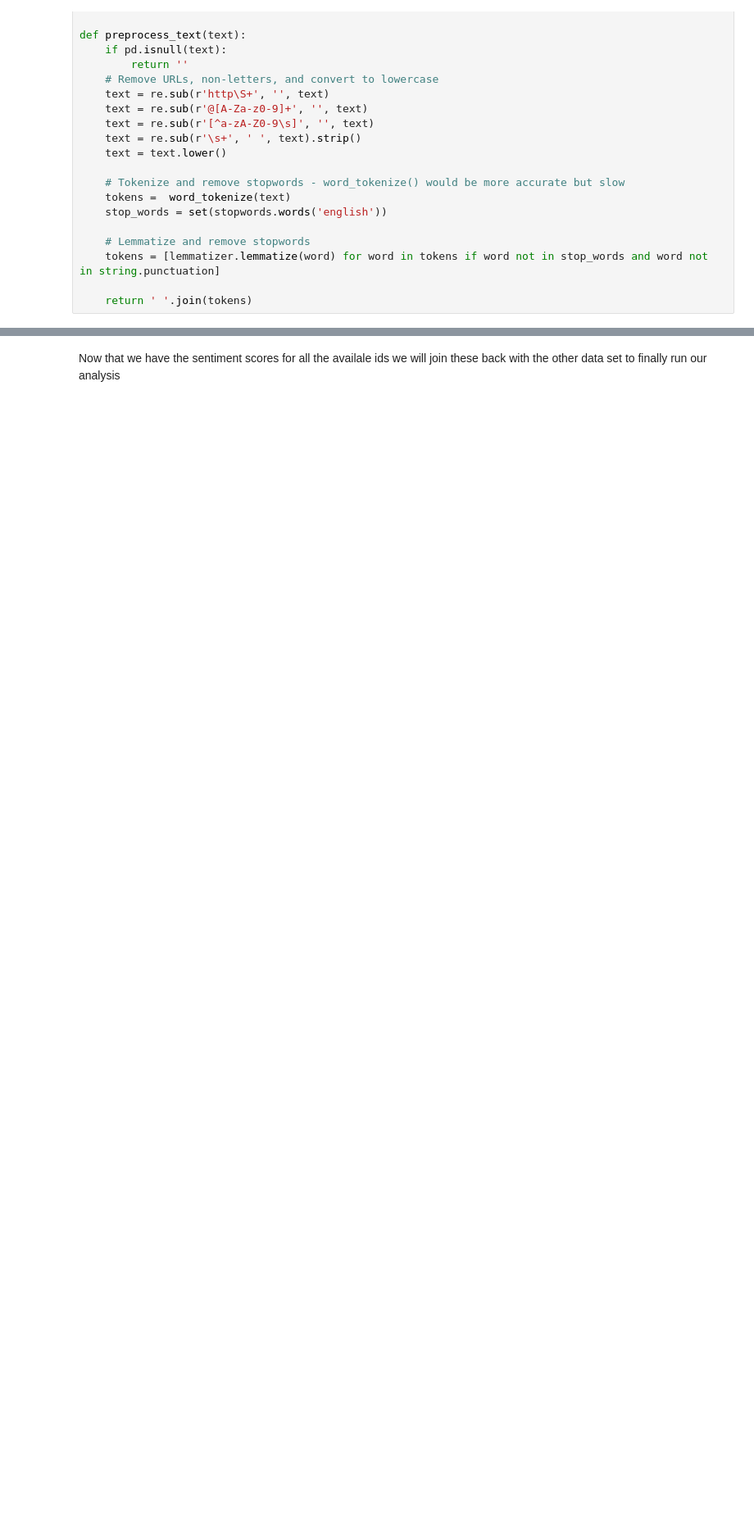
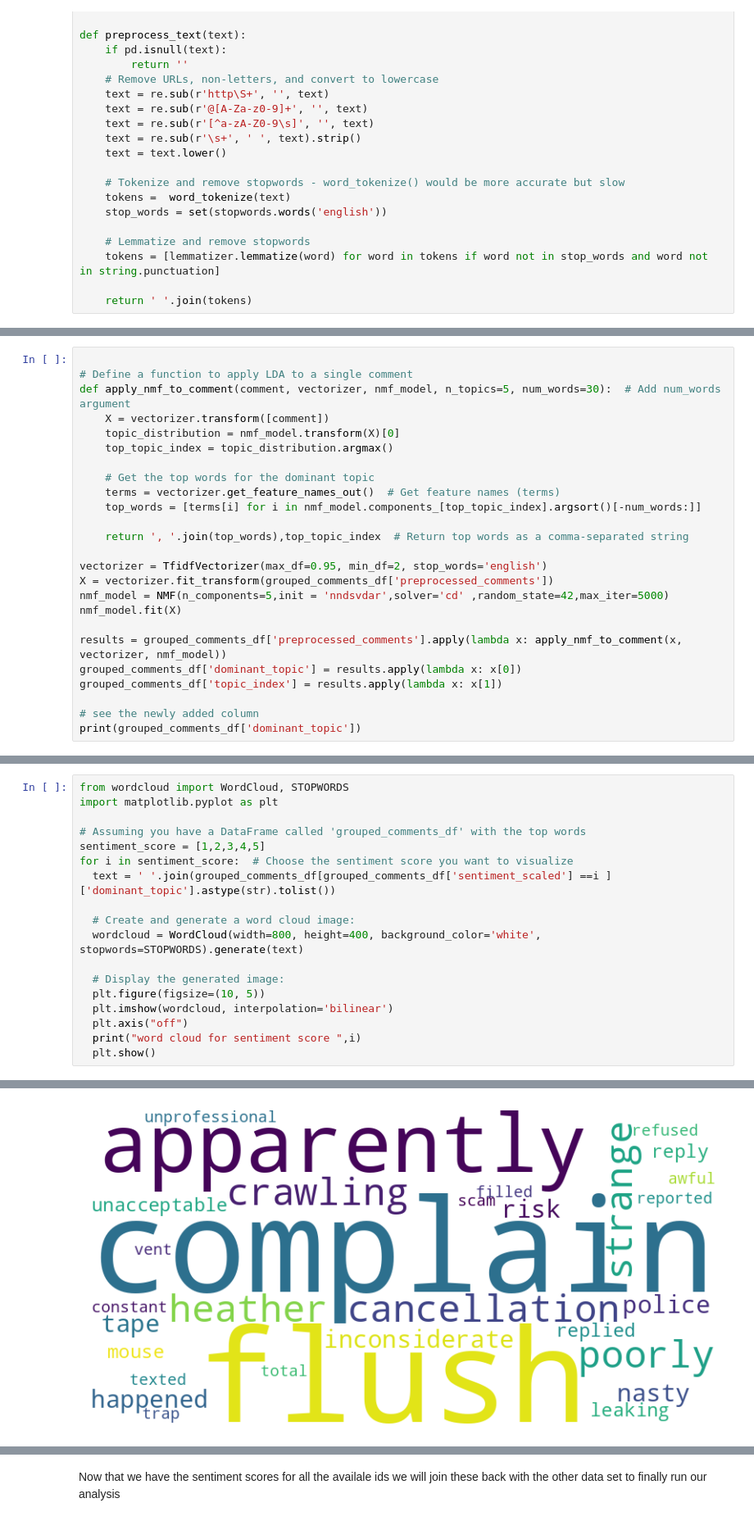
Before and after one commit to Ayan-Sengupta/sd-airbnb-feature-sentiment-analysis, a Jupyter notebook: reviews_analysis.ipynb, the cells around one changed output, grey strips where cells are left out. Shown at 82% size. Cells and saved outputs as stored; diff of their text form; blank space fills up the shorter version.

```diff
--- a/reviews_analysis.ipynb
+++ b/reviews_analysis.ipynb
@@ -806,0 +732,25 @@ Topic 6: clean, definitely, great, diego, san, recommend, host, place, home, sta
+# %%
+
+# Define a function to apply LDA to a single comment
+def apply_nmf_to_comment(comment, vectorizer, nmf_model, n_topics=5, num_words=30):  # Add num_words argument
+    X = vectorizer.transform([comment])
+    topic_distribution = nmf_model.transform(X)[0]
+    top_topic_index = topic_distribution.argmax()
+
+    # Get the top words for the dominant topic
+    terms = vectorizer.get_feature_names_out()  # Get feature names (terms)
+    top_words = [terms[i] for i in nmf_model.components_[top_topic_index].argsort()[-num_words:]]
+
+    return ', '.join(top_words),top_topic_index  # Return top words as a comma-separated string
+
+vectorizer = TfidfVectorizer(max_df=0.95, min_df=2, stop_words='english')
+X = vectorizer.fit_transform(grouped_comments_df['preprocessed_comments'])
+nmf_model = NMF(n_components=5,init = 'nndsvdar',solver='cd' ,random_state=42,max_iter=5000)
+nmf_model.fit(X)
+
+results = grouped_comments_df['preprocessed_comments'].apply(lambda x: apply_nmf_to_comment(x, vectorizer, nmf_model))
+grouped_comments_df['dominant_topic'] = results.apply(lambda x: x[0])
+grouped_comments_df['topic_index'] = results.apply(lambda x: x[1])
+
+# see the newly added column
+print(grouped_comments_df['dominant_topic'])
@@ -806,0 +811,19 @@ Topic 6: clean, definitely, great, diego, san, recommend, host, place, home, sta
+# %%
+from wordcloud import WordCloud, STOPWORDS
+import matplotlib.pyplot as plt
+
+# Assuming you have a DataFrame called 'grouped_comments_df' with the top words
+sentiment_score = [1,2,3,4,5]
+for i in sentiment_score:  # Choose the sentiment score you want to visualize
+  text = ' '.join(grouped_comments_df[grouped_comments_df['sentiment_scaled'] ==i ]['dominant_topic'].astype(str).tolist())
+
+  # Create and generate a word cloud image:
+  wordcloud = WordCloud(width=800, height=400, background_color='white', stopwords=STOPWORDS).generate(text)
+
+  # Display the generated image:
+  plt.figure(figsize=(10, 5))
+  plt.imshow(wordcloud, interpolation='bilinear')
+  plt.axis("off")
+  print("word cloud for sentiment score ",i)
+  plt.show()
+# %% [output]
@@ -806,0 +831 @@ Topic 6: clean, definitely, great, diego, san, recommend, host, place, home, sta
+[figure, added]
```
Also changed, not shown: parts of 45 cells of this notebook.
